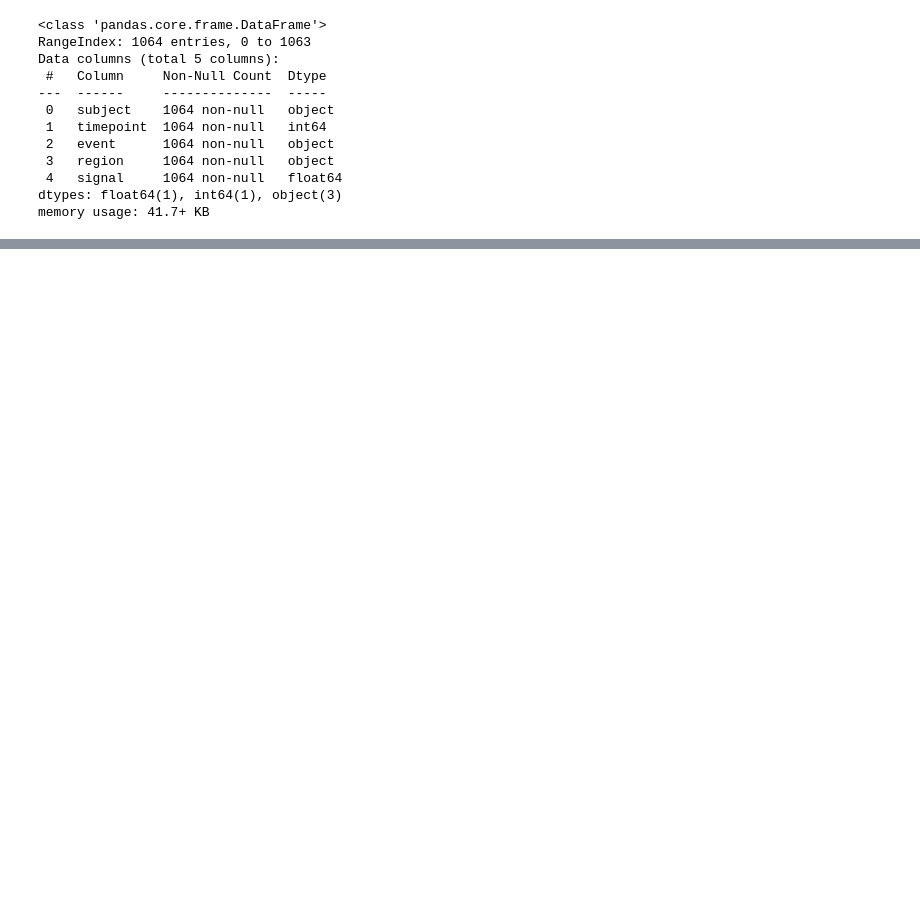
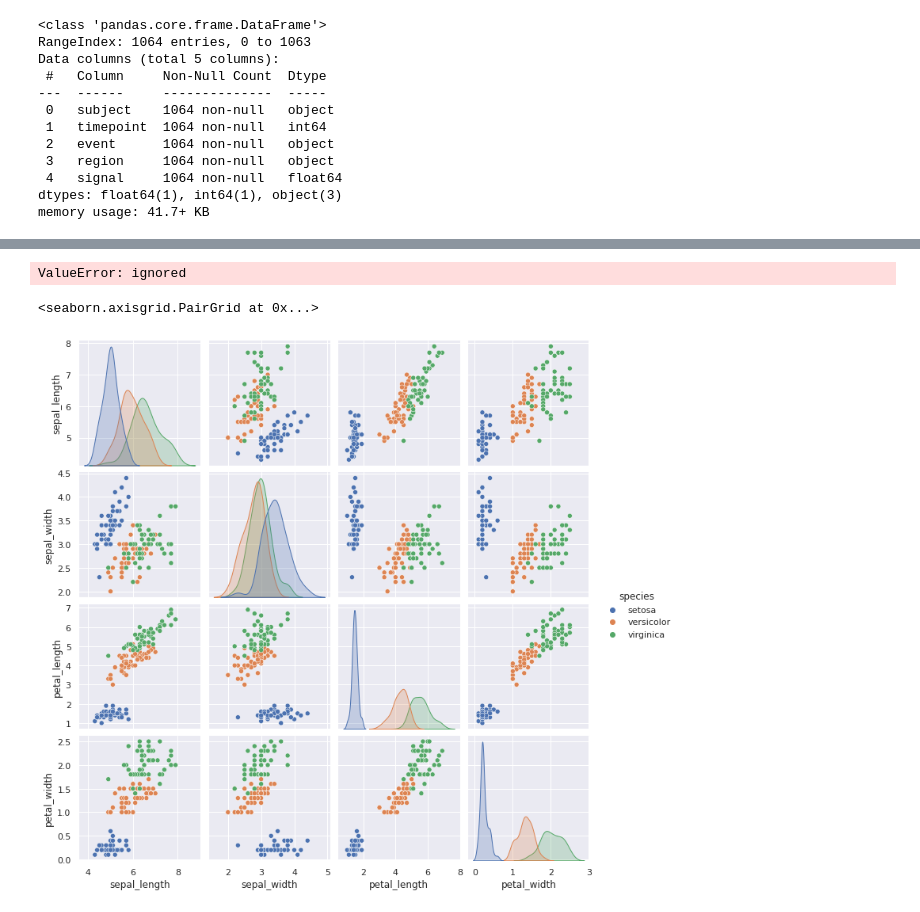
Before and after one commit to michal00x/Plot, a Jupyter notebook: relplot.ipynb, the cells around one changed output, grey strips where cells are left out. Saved outputs shown, nothing was run; the diff lists cells and outputs as text; code cells hidden in the pictures; blank space fills up the shorter version.

```diff
--- a/relplot.ipynb
+++ b/relplot.ipynb
@@ -44,5 +50,18 @@ sns.relplot(data=df, x='timepoint',y='signal',hue='event',kind='line',ci=None, s
 # %%
-df=np.random.multivariate_normal(mean=[0,1],cov=[{1,-0,4},{-0,4,1}])
+sns.set(style='darkgrid')
+df=np.random.multivariate_normal(mean=[0,1],cov=[(1,-0,4), (-0,4,1)],size=200)
+df = pd.DataFrame(df,columns=['x','y'])
 
-sns.set(style='darkgrid')
-sns.jointplot(data=)
+
+
+sns.jointplot(df)
+# %% [output]
+ValueError: ignored
+# %%
+df=sns.load_dataset('iris')
+df.head(2)
+
+sns.pairplot(data=df,hue='species')
+# %% [output]
+<seaborn.axisgrid.PairGrid at 0x...>
+[figure, added]
```
Also changed, not shown: parts of 6 cells of this notebook.
